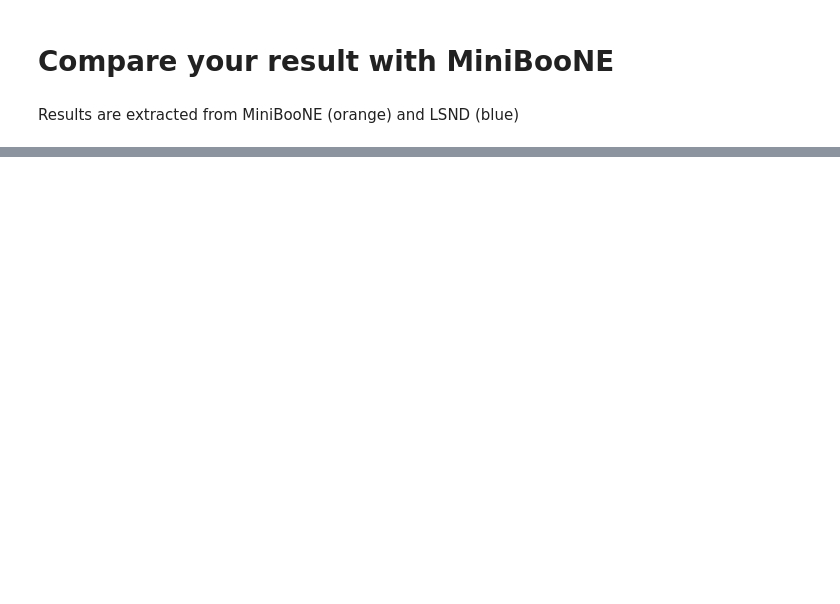
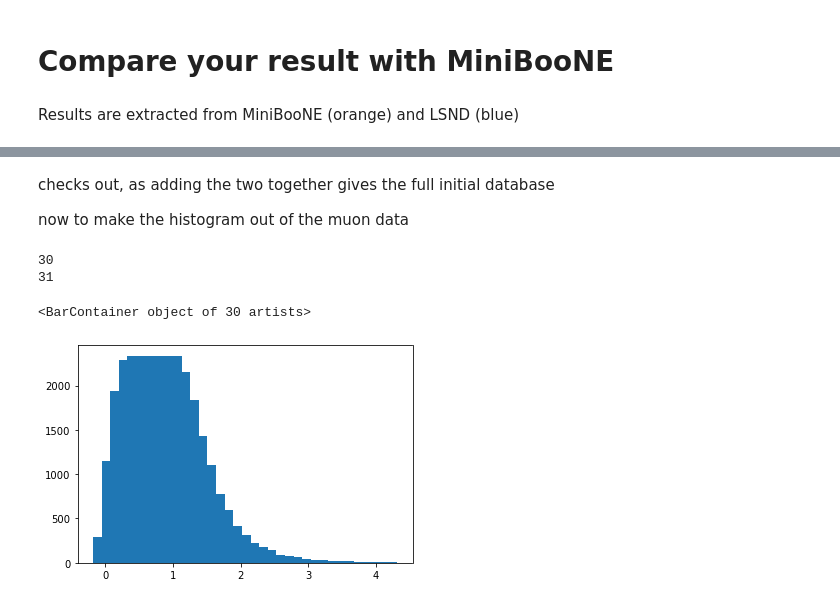
Before and after one commit to finnerudo/MScproject, a Jupyter notebook: MainAnalysis.ipynb, the cells around one changed output, grey strips where cells are left out. Saved outputs shown, nothing was run; the diff lists cells and outputs as text; code cells hidden in the pictures; blank space fills up the shorter version.

```diff
--- a/MainAnalysis.ipynb
+++ b/MainAnalysis.ipynb
@@ -253,0 +398,9 @@ plt.show()
+# %%
+# dup the dataframe
+copydf = MC_EXT.copy(deep=False)
+# get rid of all the rubbish columns that you dont need
+new_copydf = copydf[['category', 'trk_energy_tot', 'weight']]
+
+# cut the mu data out of the frame
+
+print(new_copydf)
@@ -253,0 +422,8 @@ plt.show()
+# %%
+# select the muon neutrinos
+muon_df = new_copydf[new_copydf['category'] == 21]
+print(muon_df)
+
+# then remove them from the copy
+muless_copydf = new_copydf[new_copydf['category'] != 21]
+print(muless_copydf)
@@ -253,0 +448,18 @@ plt.show()
+# %% [markdown]
+checks out, as adding the two together gives the full initial database
+
+now to make the histogram out of the muon data
+# %%
+# you want to apply the weights either now or when you create the full plot, as its all multiplicative. just dont do it twice!
+mu_hist, mu_bin_edges = np.histogram(muon_df['trk_energy_tot'], weights = muon_df['weight'], bins = 30, range=[np.min(MC_EXT['trk_energy_tot']), np.max(MC_EXT['trk_energy_tot'])])
+print(len(mu_hist))
+print(len(mu_bin_edges))
+# take bin centres
+mu_bin_centers = (mu_bin_edges[:-1] + mu_bin_edges[1:]) / 2
+
+plt.bar(mu_bin_centers, mu_hist)
+# %% [output]
+30
+31
+<BarContainer object of 30 artists>
+[figure, added]
```
Also changed, not shown: parts of 25 cells of this notebook, 1 other file.
